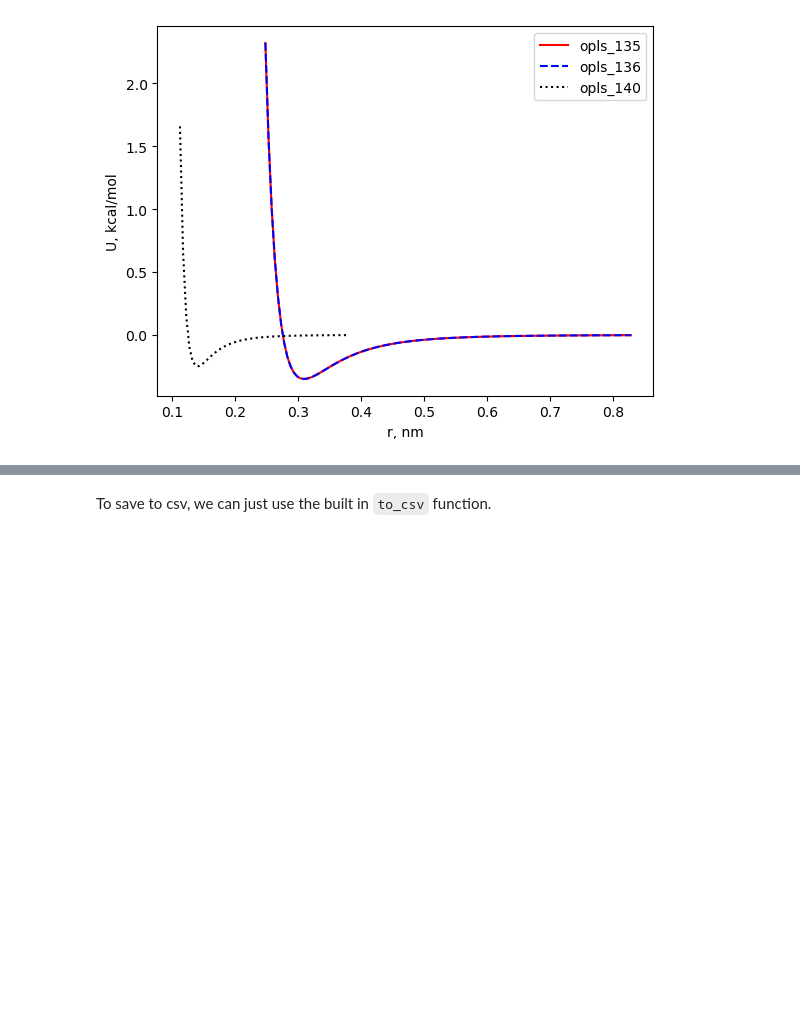
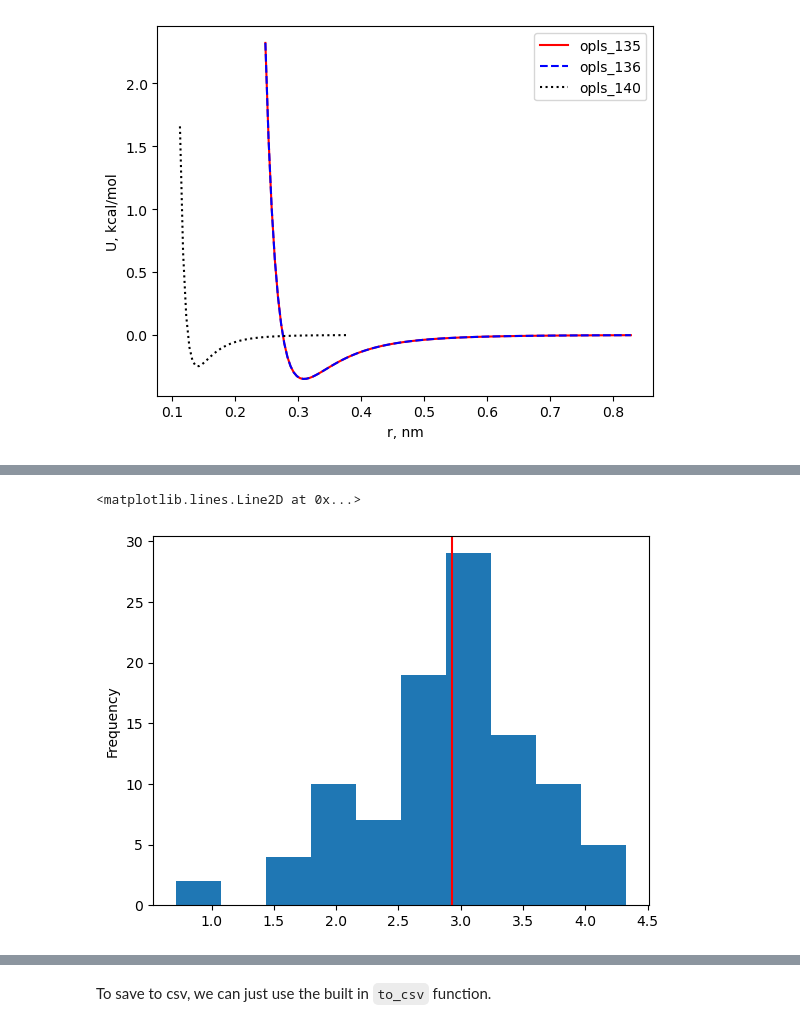
Before and after one commit to chrisiacovella/pandas_fun, a Jupyter notebook: 1- Basic usage.ipynb, the cells around one changed output, grey strips where cells are left out. Cells and saved outputs as stored; diff of their text form; code cells hidden in the pictures; blank space fills up the shorter version.

```diff
--- a/1- Basic usage.ipynb
+++ b/1- Basic usage.ipynb
@@ -142,0 +226,6 @@ for i in range(0,len(lj_df)):
+# %%
+ax = data_df['U'].plot(kind='hist')
+ax.axvline(data_df['U'].mean(), color='red')
+# %% [output]
+<matplotlib.lines.Line2D at 0x...>
+[figure, added]
```
Also changed, not shown: parts of 21 cells of this notebook, 1 other file.
